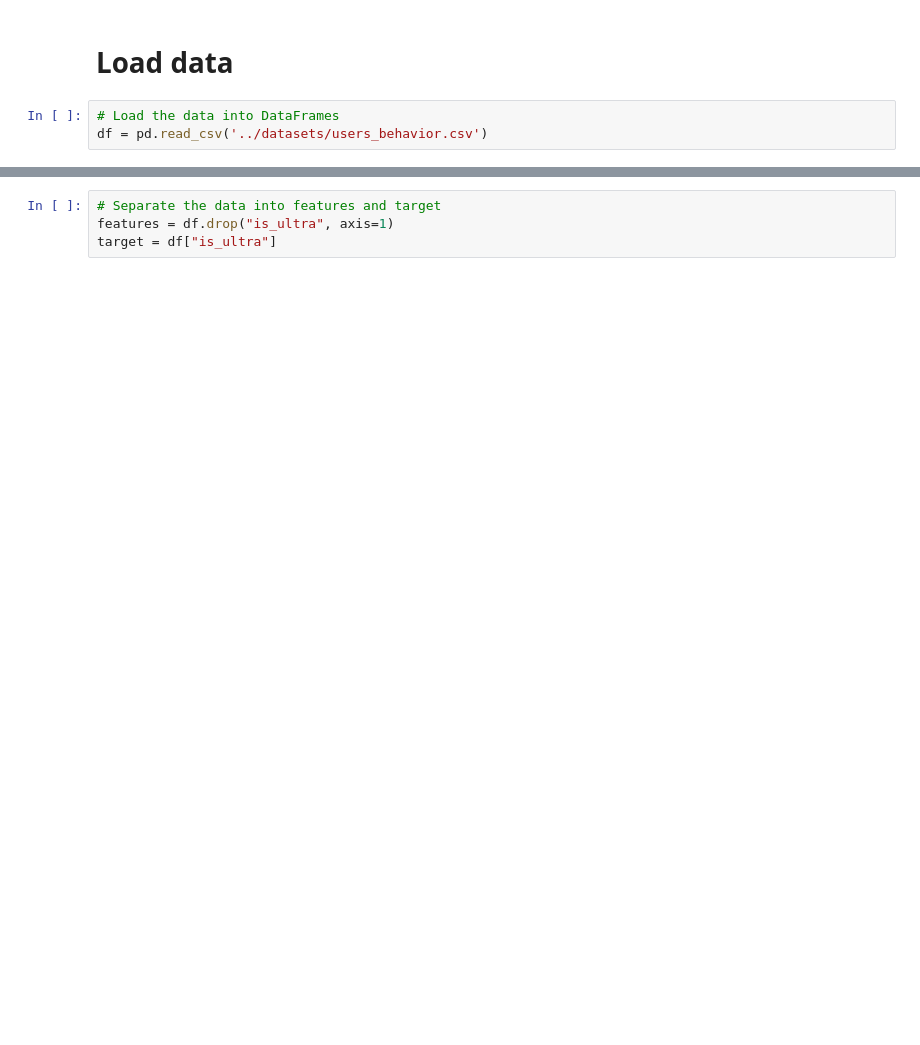
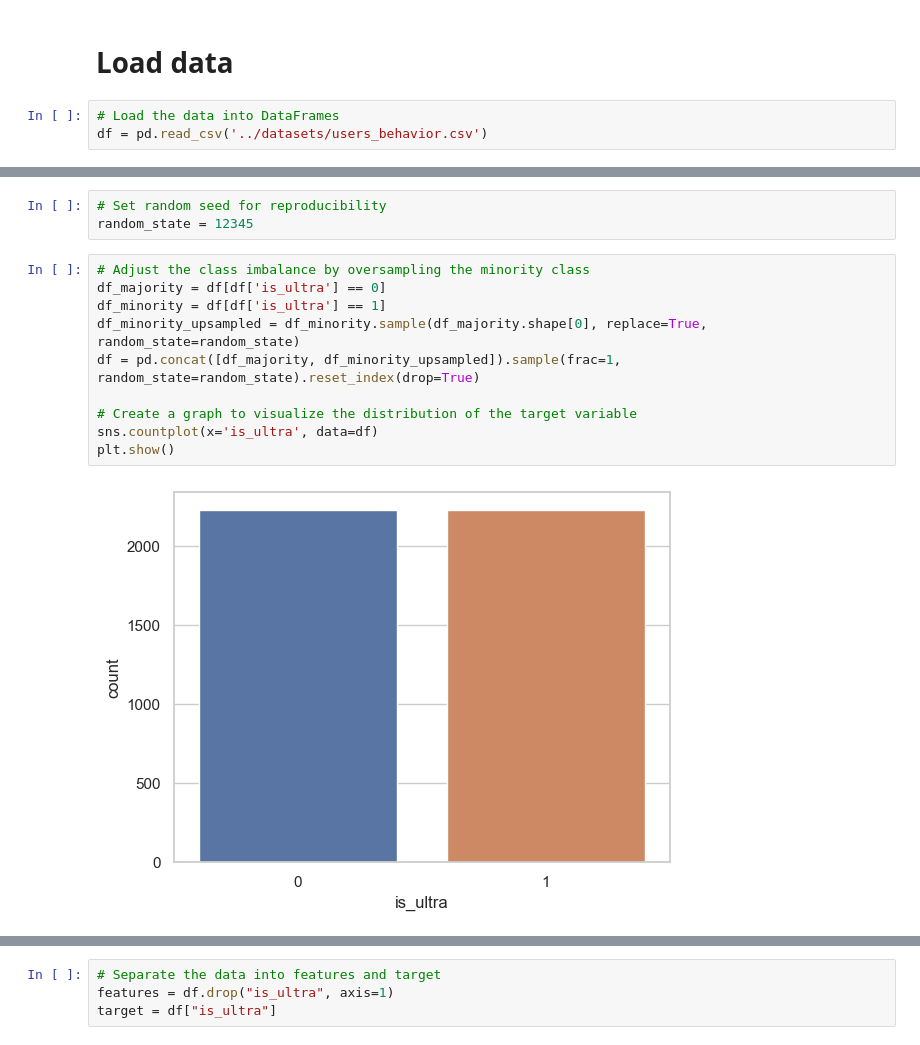
Before and after one commit to keneth4/ml_projects, a Jupyter notebook: ds/1. Plan recommender for telecommunications company.ipynb, the cells around one changed output, grey strips where cells are left out. Drawn from its saved outputs; the diff is of its cells as text; blank space fills up the shorter version.

```diff
--- a/ds/1. Plan recommender for telecommunications company.ipynb
+++ b/ds/1. Plan recommender for telecommunications company.ipynb
@@ -50 +88,16 @@ memory usage: 125.7 KB
+# %%
+# Set random seed for reproducibility
+random_state = 12345
+# %%
+# Adjust the class imbalance by oversampling the minority class
+df_majority = df[df['is_ultra'] == 0]
+df_minority = df[df['is_ultra'] == 1]
+df_minority_upsampled = df_minority.sample(df_majority.shape[0], replace=True,  random_state=random_state)
+df = pd.concat([df_majority, df_minority_upsampled]).sample(frac=1, random_state=random_state).reset_index(drop=True)
+
+# Create a graph to visualize the distribution of the target variable
+sns.countplot(x='is_ultra', data=df)
+plt.show()
+# %% [output]
+[figure, added]
 # %%
```
Also changed, not shown: parts of 33 cells of this notebook.
